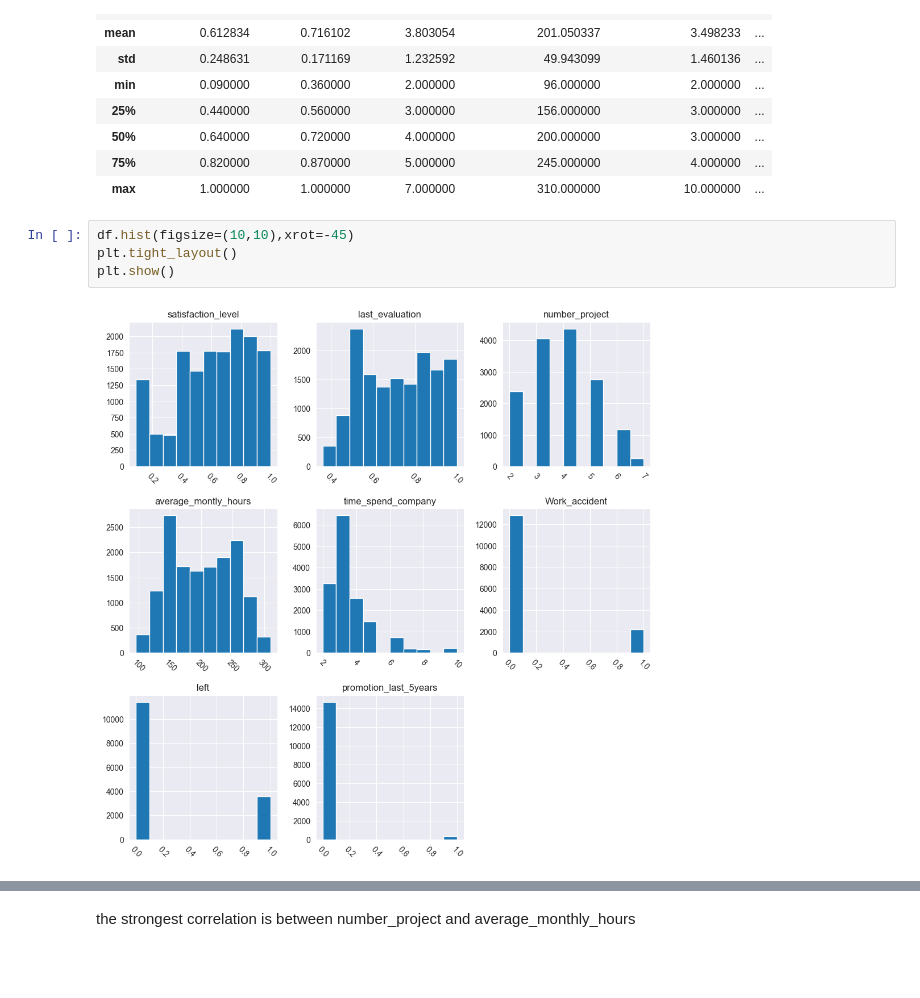
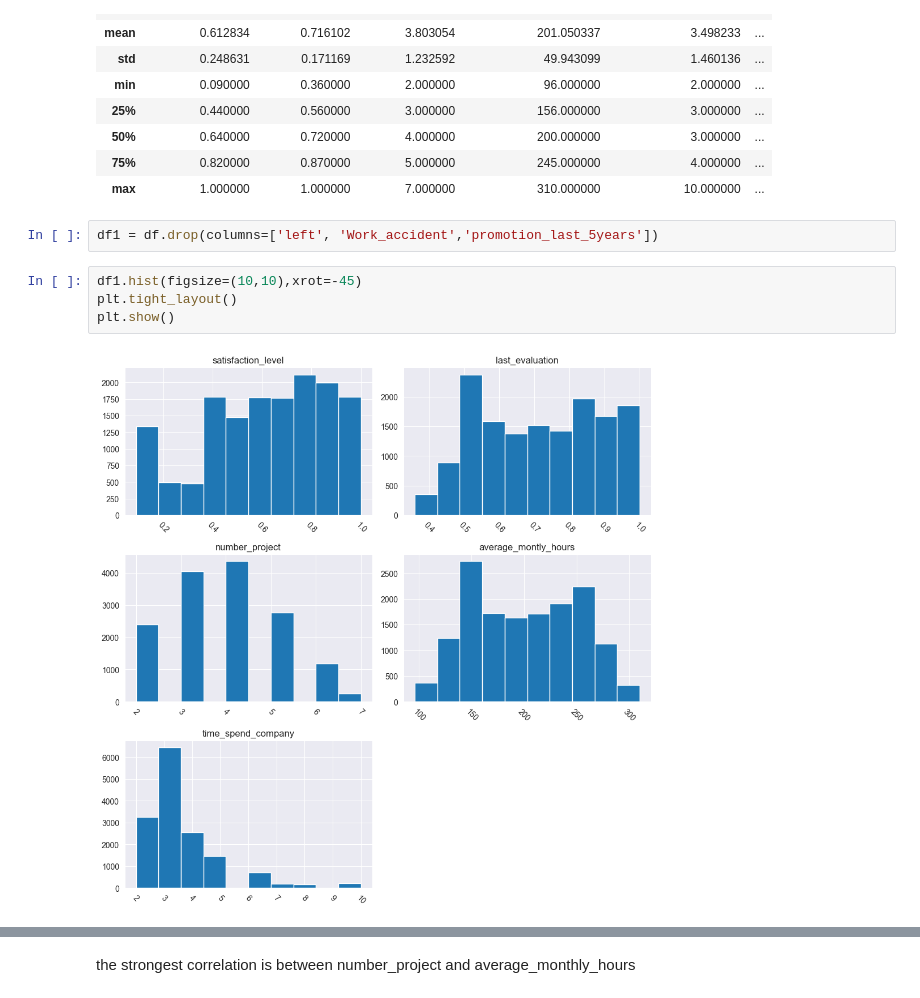
Before and after one commit to Nhii0492/Predict-Employee-Churn, a Jupyter notebook: Predict Employee Churn-Machine Learning.ipynb, the cells around one changed output, grey strips where cells are left out. Drawn from its saved outputs; the diff is of its cells as text; blank space fills up the shorter version.

```diff
--- a/Predict Employee Churn-Machine Learning.ipynb
+++ b/Predict Employee Churn-Machine Learning.ipynb
@@ -57,9 +57,11 @@ df.describe()
 | 50% | 0.640000 | 0.720000 | 4.000000 | 200.000000 | 3.000000 | ... |
 | 75% | 0.820000 | 0.870000 | 5.000000 | 245.000000 | 4.000000 | ... |
 | max | 1.000000 | 1.000000 | 7.000000 | 310.000000 | 10.000000 | ... |
+# %%
+df1 = df.drop(columns=['left', 'Work_accident','promotion_last_5years'])
 # %%
-df.hist(figsize=(10,10),xrot=-45)
+df1.hist(figsize=(10,10),xrot=-45)
 plt.tight_layout()
 plt.show()
 # %% [output]
-[figure, old version]
+[figure, new version]
```
Also changed, not shown: parts of 44 cells of this notebook.
